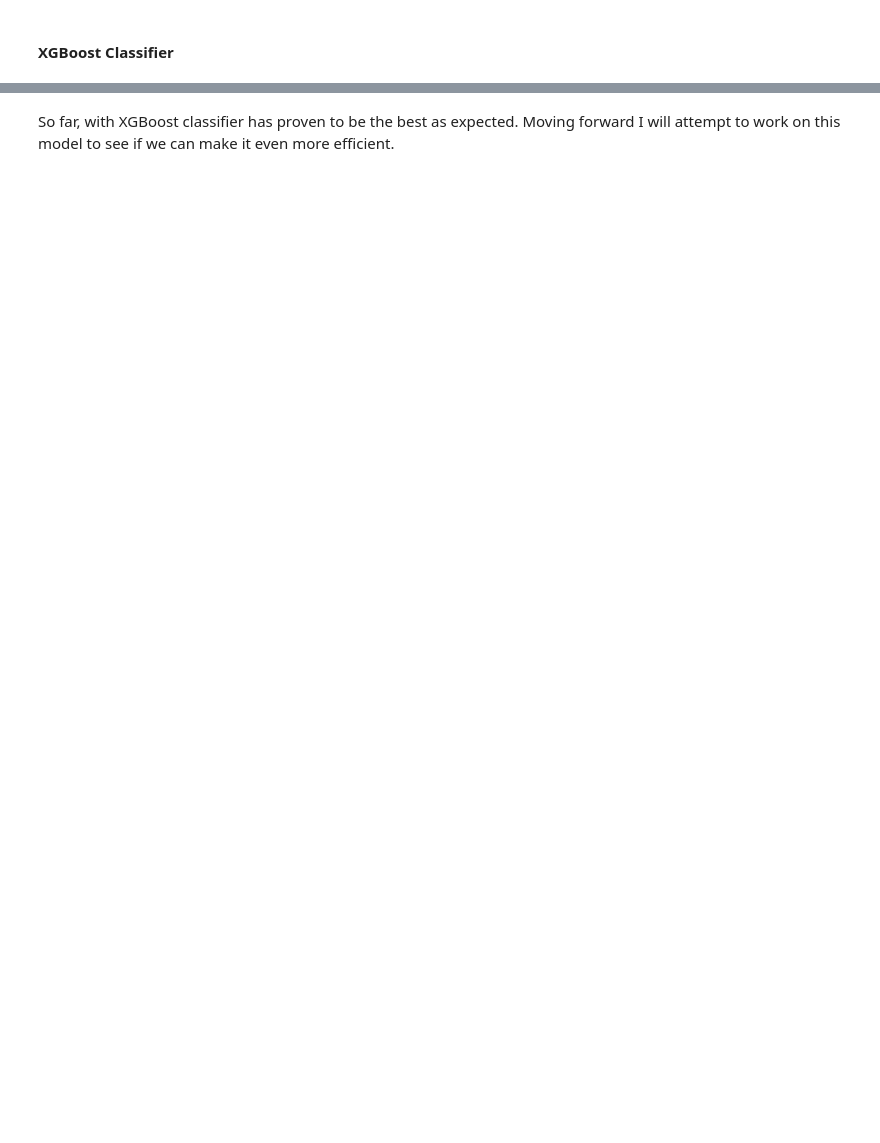
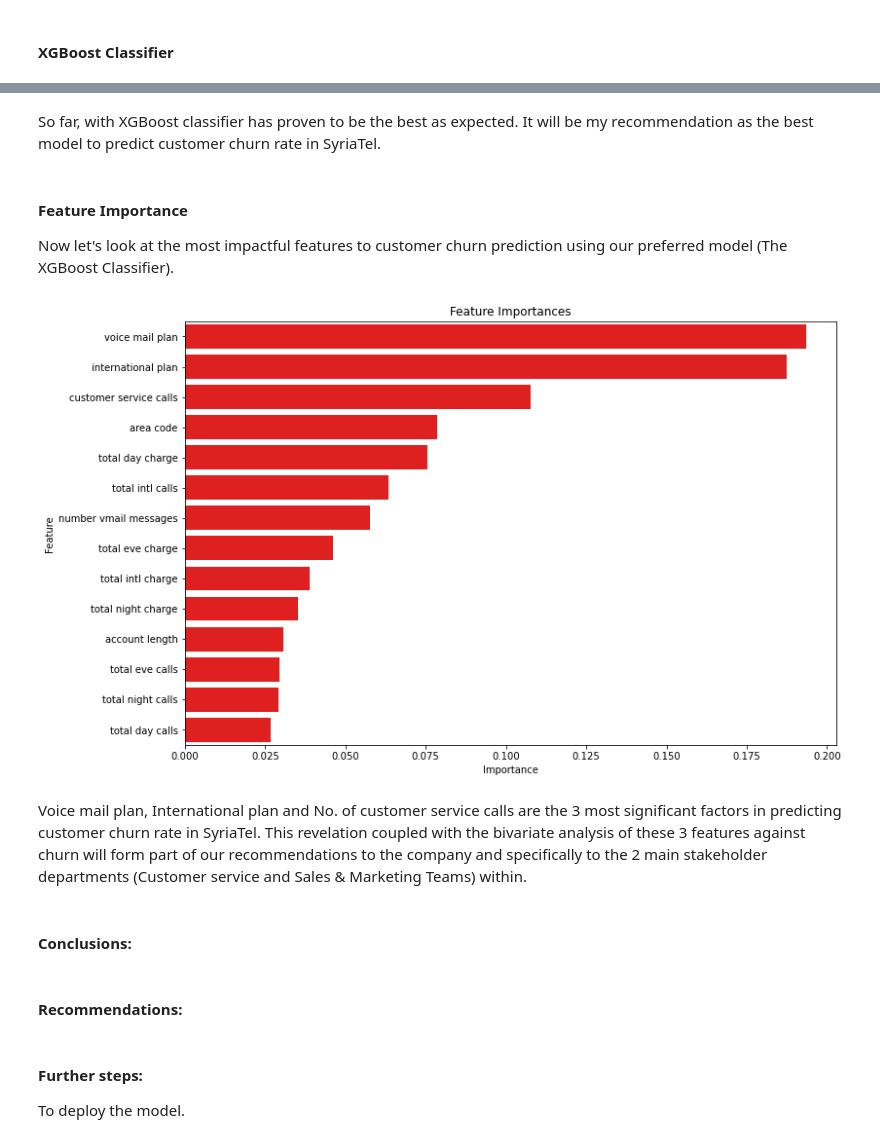
Before and after one commit to kaluma-67/SyriaTel_Customer_Churn_Rate_Analysis, a Jupyter notebook: Notebook.ipynb, the cells around one changed output, grey strips where cells are left out. Cells and saved outputs as stored; diff of their text form; code cells hidden in the pictures; blank space fills up the shorter version.

Commit message:
completed notebook,technical part

```diff
--- a/Notebook.ipynb
+++ b/Notebook.ipynb
@@ -494,8 +493,7 @@ param_range_min_samples_leaf = [1, 2, 3, 4, 5]
 grid_params = [{'clf__criterion': ['gini', 'entropy'],
                 'clf__min_samples_leaf': param_range_min_samples_leaf,
                 'clf__max_depth': param_range_max_depth,
-                'clf__min_samples_split': param_range_min_samples_split,
-                'clf__max_features': param_range_max_features}]
+                'clf__min_samples_split': param_range_min_samples_split}]
 
 # Construct grid search
 gs_dt = GridSearchCV(pipe_dt, grid_params, cv=3, scoring='f1', verbose=2, n_jobs=-1)
@@ -509,7 +507,7 @@ best_dt = gs_dt.best_estimator_
 # Predict with the best estimator
 y_pred_dt = best_dt.predict(X_test)
 
-# Evaluate the model with all metrics
+# Model evaluation
 print("Best Decision Tree Model Metrics:")
 print(f'Accuracy: {accuracy_score(y_test, y_pred_dt):.3f}')
 print(f'F1-Score: {f1_score(y_test, y_pred_dt):.3f}')
@@ -657,2 +653,42 @@ Best Parameters: {'clf__colsample_bytree': 0.8, 'clf__learning_rate': 0.1, 'clf_
 # %% [markdown]
-So far, with XGBoost classifier has proven to be the best as expected. Moving forward I will attempt to work on this model to see if we can make it even more efficient.
+So far, with XGBoost classifier has proven to be the best as expected. It will be my recommendation as the best model to predict customer churn rate in SyriaTel.
+# %% [markdown]
+#### Feature Importance
+Now let's look at the most impactful features to customer churn prediction using our preferred model (The XGBoost Classifier).
+# %%
+# Let's access the model within the pipeline
+model = best_xgb.named_steps['clf']
+
+# Let's calculate feature importances
+feature_importances = model.feature_importances_
+
+# Creating a list of feature names
+feature_list = list(X_train_resampled.columns)
+
+# Creatinf a Panda DataFrame using feature_list as an index
+relative_importances = pd.DataFrame(index=feature_list, data=feature_importances, columns=["importance"])
+
+# Sorting values
+relative_importances = relative_importances.sort_values(by="importance", ascending=False)
+
+# Reseting index to have 'index' as a column
+result = relative_importances.reset_index()
+
+# Plot feature importances with sorted values
+plt.figure(figsize=(12, 8))
+sns.barplot(x='importance', y="index", data=result, color='red')
+plt.title('Feature Importances')
+plt.xlabel('Importance')
+plt.ylabel('Feature')
+plt.show()
+# %% [output]
+[figure, added]
+# %% [markdown]
+Voice mail plan, International plan and No. of customer service calls are the 3 most significant factors in predicting customer churn rate in SyriaTel. This revelation coupled with the bivariate analysis of these 3 features against churn will form part of our recommendations to the company and specifically to the 2 main stakeholder departments (Customer service and Sales & Marketing Teams) within.
+# %% [markdown]
+#### Conclusions:
+# %% [markdown]
+#### Recommendations:
+# %% [markdown]
+#### Further steps:
+To deploy the model.
```
Also changed, not shown: parts of 7 cells of this notebook, 1 other file.
